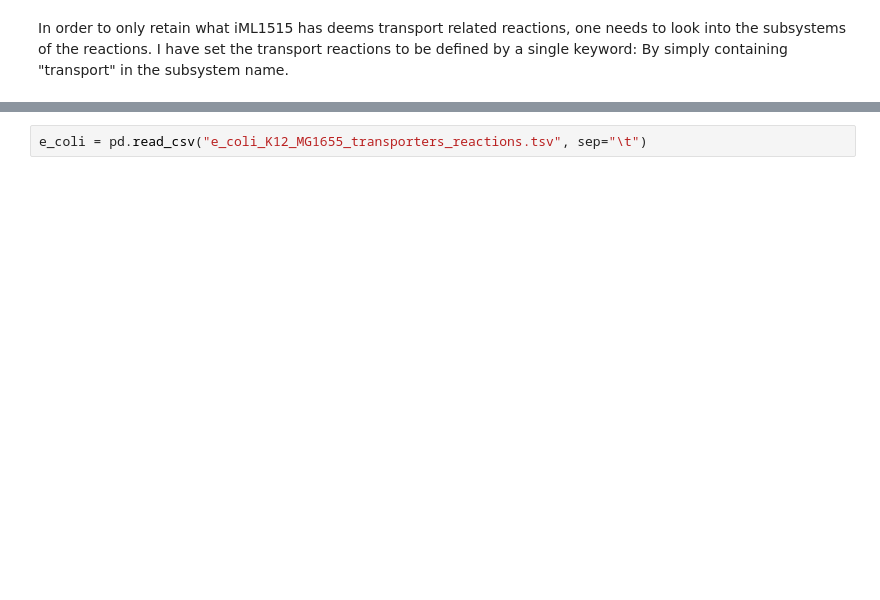
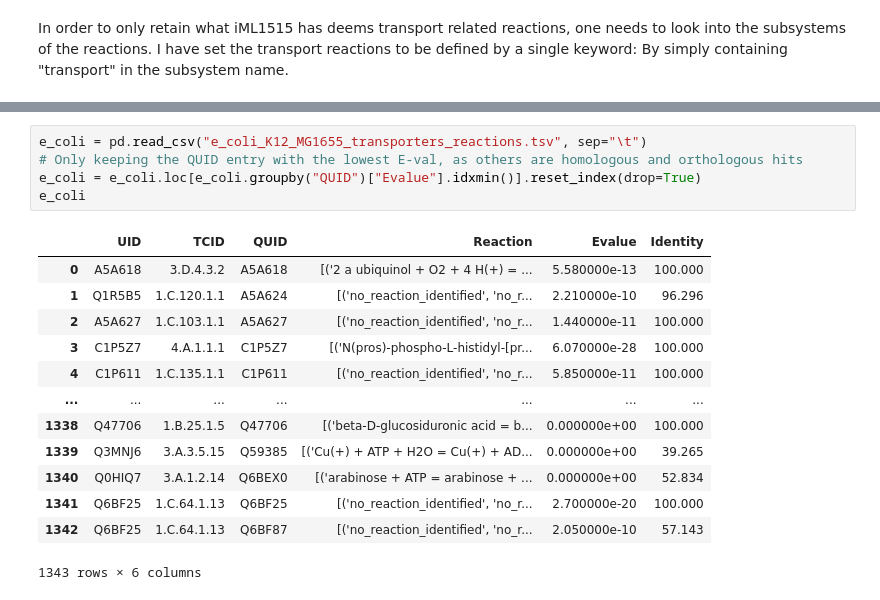
Before and after one commit to blandro/master-project, a Jupyter notebook: Case Study/iML1515/iML1515.ipynb, the cells around one changed output, grey strips where cells are left out. Drawn from its saved outputs; the diff is of its cells as text; blank space fills up the shorter version.

```diff
--- a/Case Study/iML1515/iML1515.ipynb
+++ b/Case Study/iML1515/iML1515.ipynb
@@ -112,6 +127,23 @@ H2SO: Hydrogen sulfide oxidation (Subsystem: Inorganic Ion Transport and Metabol
         Genes: mntP
         UniProt IDs: P76264
-# %%
-e_coli = pd.read_csv("e_coli_K12_MG1655_transporters_reactions.tsv", sep="\t")
+# %%
+e_coli = pd.read_csv("e_coli_K12_MG1655_transporters_reactions.tsv", sep="\t")
+# Only keeping the QUID entry with the lowest E-val, as others are homologous and orthologous hits
+e_coli = e_coli.loc[e_coli.groupby("QUID")["Evalue"].idxmin()].reset_index(drop=True)
+e_coli
+# %% [output]
+|  | UID | TCID | QUID | Reaction | Evalue | Identity |
+| 0 | A5A618 | 3.D.4.3.2 | A5A618 | [('2 a ubiquinol + O2 + 4 H(+) = ... | 5.580000e-13 | 100.000 |
+| 1 | Q1R5B5 | 1.C.120.1.1 | A5A624 | [('no_reaction_identified', 'no_r... | 2.210000e-10 | 96.296 |
+| 2 | A5A627 | 1.C.103.1.1 | A5A627 | [('no_reaction_identified', 'no_r... | 1.440000e-11 | 100.000 |
+| 3 | C1P5Z7 | 4.A.1.1.1 | C1P5Z7 | [('N(pros)-phospho-L-histidyl-[pr... | 6.070000e-28 | 100.000 |
+| 4 | C1P611 | 1.C.135.1.1 | C1P611 | [('no_reaction_identified', 'no_r... | 5.850000e-11 | 100.000 |
+| ... | ... | ... | ... | ... | ... | ... |
+| 1338 | Q47706 | 1.B.25.1.5 | Q47706 | [('beta-D-glucosiduronic acid = b... | 0.000000e+00 | 100.000 |
+| 1339 | Q3MNJ6 | 3.A.3.5.15 | Q59385 | [('Cu(+) + ATP + H2O = Cu(+) + AD... | 0.000000e+00 | 39.265 |
+| 1340 | Q0HIQ7 | 3.A.1.2.14 | Q6BEX0 | [('arabinose + ATP = arabinose + ... | 0.000000e+00 | 52.834 |
+| 1341 | Q6BF25 | 1.C.64.1.13 | Q6BF25 | [('no_reaction_identified', 'no_r... | 2.700000e-20 | 100.000 |
+| 1342 | Q6BF25 | 1.C.64.1.13 | Q6BF87 | [('no_reaction_identified', 'no_r... | 2.050000e-10 | 57.143 |
+1343 rows × 6 columns
 # %%
 e_coli_uids = set(e_coli["QUID"])
```
Also changed, not shown: parts of 21 cells of this notebook, 2 other files.
